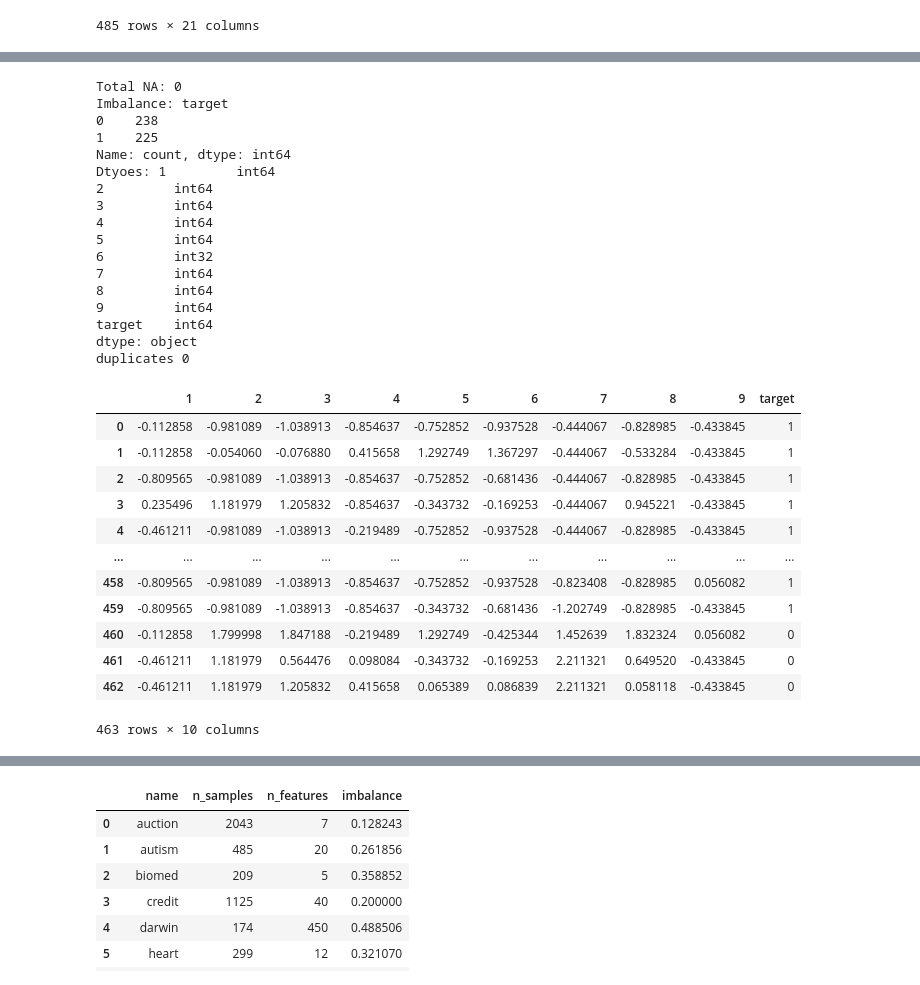
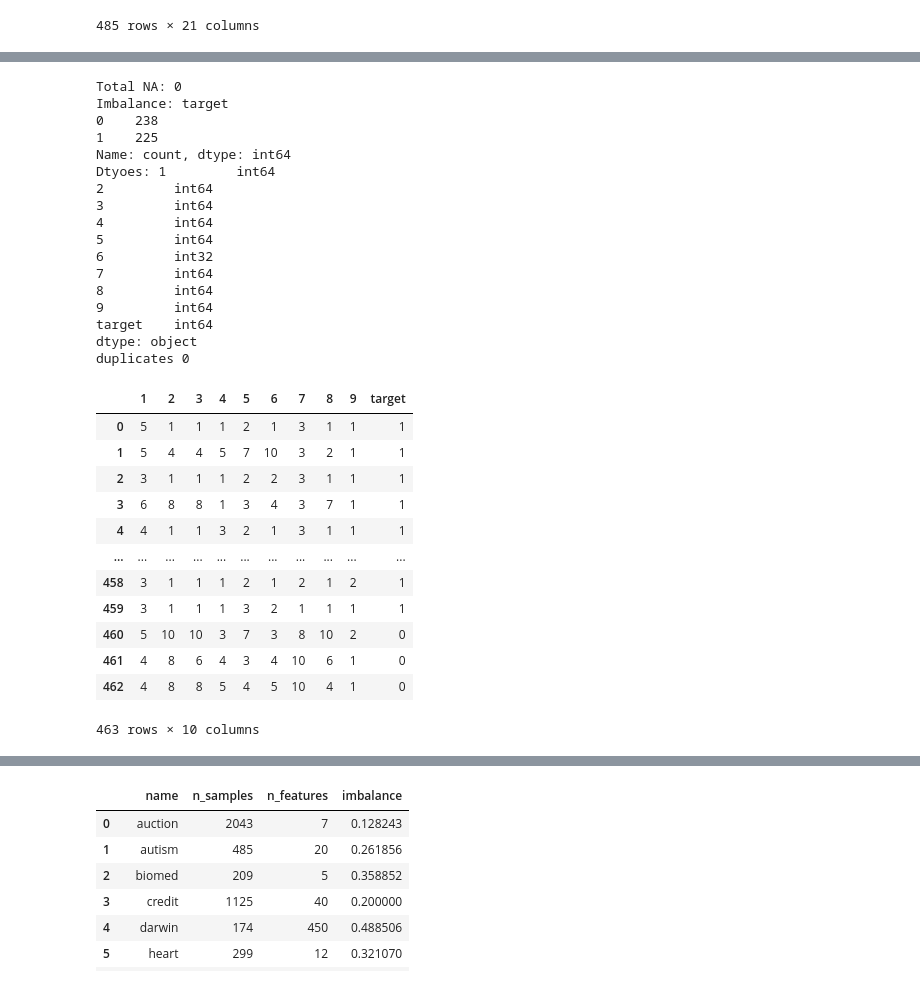
Before and after one commit to LeonDebatin/slim, a Jupyter notebook: mastero/data_preprocessing/data_preparation.ipynb, the cells around one changed output, grey strips where cells are left out. Cells and saved outputs as stored; diff of their text form; code cells hidden in the pictures.

```diff
--- a/mastero/data_preprocessing/data_preparation.ipynb
+++ b/mastero/data_preprocessing/data_preparation.ipynb
@@ -454,45 +442,44 @@ wisconsin['target'].replace({4: 0, 2: 1}, inplace=True)
 wisconsin.drop(columns=['ID'], inplace=True)
 wisconsin[6] = pd.to_numeric(wisconsin[6], errors='coerce').fillna(0).astype('int32') #should be no na but gave error
 wisconsin.drop_duplicates(inplace=True)
 wisconsin.reset_index(drop=True, inplace=True)
 basic_information(wisconsin)
 
 numericals = list(set(wisconsin.columns) - {'target'})
-wisconsin[numericals] = scaler.fit_transform(wisconsin[numericals])
 
 wisconsin.to_csv('../data/data_prepared/wisconsin.csv', index=False)
 info_df.append(info_dict('wisconsin', wisconsin,[]))
 wisconsin
 # %% [output]
 Total NA: 0
 Imbalance: target
 0    238
 1    225
 Name: count, dtype: int64
 Dtyoes: 1         int64
 2         int64
 3         int64
 4         int64
 5         int64
 6         int32
 7         int64
 8         int64
 9         int64
 target    int64
 dtype: object
 duplicates 0
 |  | 1 | 2 | 3 | 4 | 5 | 6 | 7 | 8 | 9 | target |
-| 0 | -0.112858 | -0.981089 | -1.038913 | -0.854637 | -0.752852 | -0.937528 | -0.444067 | -0.828985 | -0.433845 | 1 |
-| 1 | -0.112858 | -0.054060 | -0.076880 | 0.415658 | 1.292749 | 1.367297 | -0.444067 | -0.533284 | -0.433845 | 1 |
-| 2 | -0.809565 | -0.981089 | -1.038913 | -0.854637 | -0.752852 | -0.681436 | -0.444067 | -0.828985 | -0.433845 | 1 |
-| 3 | 0.235496 | 1.181979 | 1.205832 | -0.854637 | -0.343732 | -0.169253 | -0.444067 | 0.945221 | -0.433845 | 1 |
-| 4 | -0.461211 | -0.981089 | -1.038913 | -0.219489 | -0.752852 | -0.937528 | -0.444067 | -0.828985 | -0.433845 | 1 |
+| 0 | 5 | 1 | 1 | 1 | 2 | 1 | 3 | 1 | 1 | 1 |
+| 1 | 5 | 4 | 4 | 5 | 7 | 10 | 3 | 2 | 1 | 1 |
+| 2 | 3 | 1 | 1 | 1 | 2 | 2 | 3 | 1 | 1 | 1 |
+| 3 | 6 | 8 | 8 | 1 | 3 | 4 | 3 | 7 | 1 | 1 |
+| 4 | 4 | 1 | 1 | 3 | 2 | 1 | 3 | 1 | 1 | 1 |
 | ... | ... | ... | ... | ... | ... | ... | ... | ... | ... | ... |
-| 458 | -0.809565 | -0.981089 | -1.038913 | -0.854637 | -0.752852 | -0.937528 | -0.823408 | -0.828985 | 0.056082 | 1 |
-| 459 | -0.809565 | -0.981089 | -1.038913 | -0.854637 | -0.343732 | -0.681436 | -1.202749 | -0.828985 | -0.433845 | 1 |
-| 460 | -0.112858 | 1.799998 | 1.847188 | -0.219489 | 1.292749 | -0.425344 | 1.452639 | 1.832324 | 0.056082 | 0 |
-| 461 | -0.461211 | 1.181979 | 0.564476 | 0.098084 | -0.343732 | -0.169253 | 2.211321 | 0.649520 | -0.433845 | 0 |
-| 462 | -0.461211 | 1.181979 | 1.205832 | 0.415658 | 0.065389 | 0.086839 | 2.211321 | 0.058118 | -0.433845 | 0 |
+| 458 | 3 | 1 | 1 | 1 | 2 | 1 | 2 | 1 | 2 | 1 |
+| 459 | 3 | 1 | 1 | 1 | 3 | 2 | 1 | 1 | 1 | 1 |
+| 460 | 5 | 10 | 10 | 3 | 7 | 3 | 8 | 10 | 2 | 0 |
+| 461 | 4 | 8 | 6 | 4 | 3 | 4 | 10 | 6 | 1 | 0 |
+| 462 | 4 | 8 | 8 | 5 | 4 | 5 | 10 | 4 | 1 | 0 |
 463 rows × 10 columns
 # %%
 info_df = pd.DataFrame(info_df)
```
Also changed, not shown: parts of 12 cells of this notebook, 50 other files.
